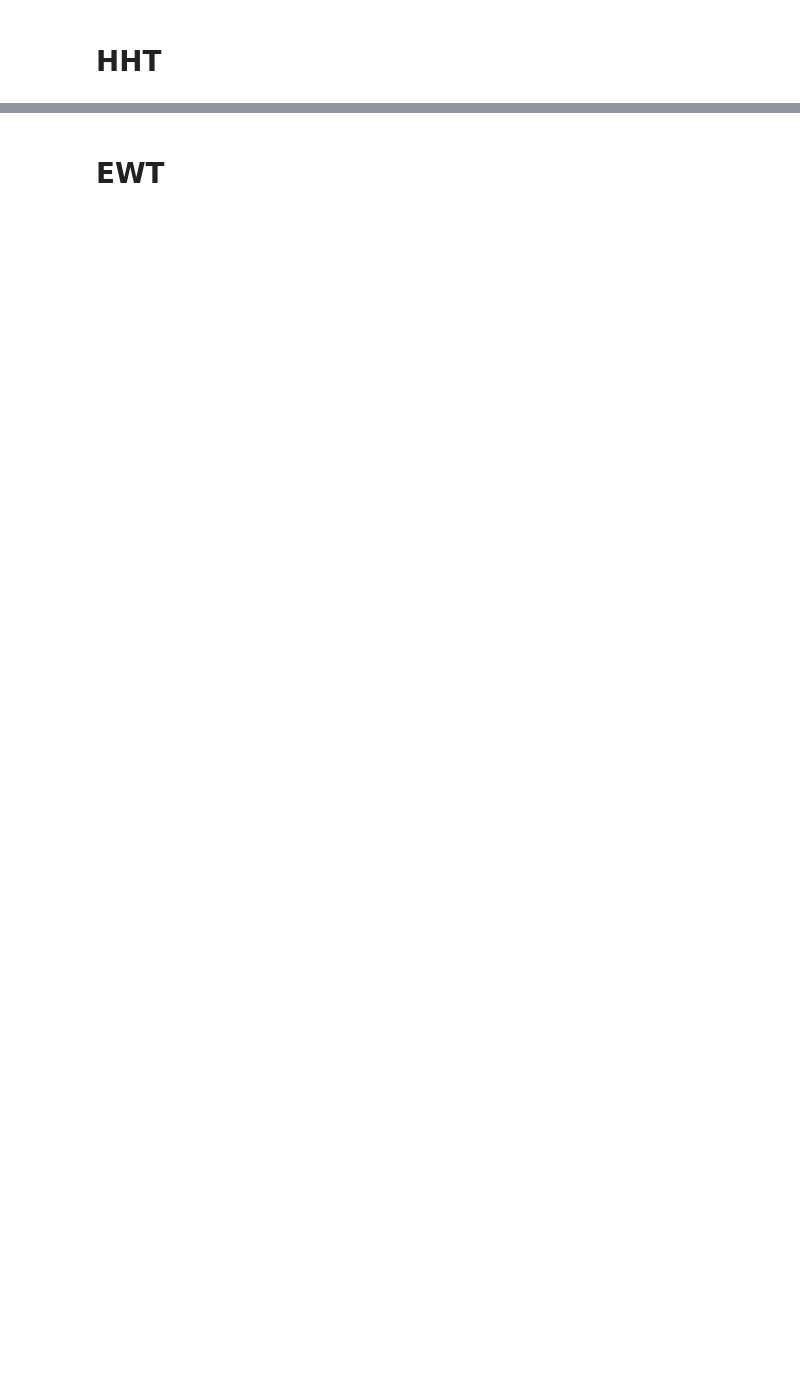
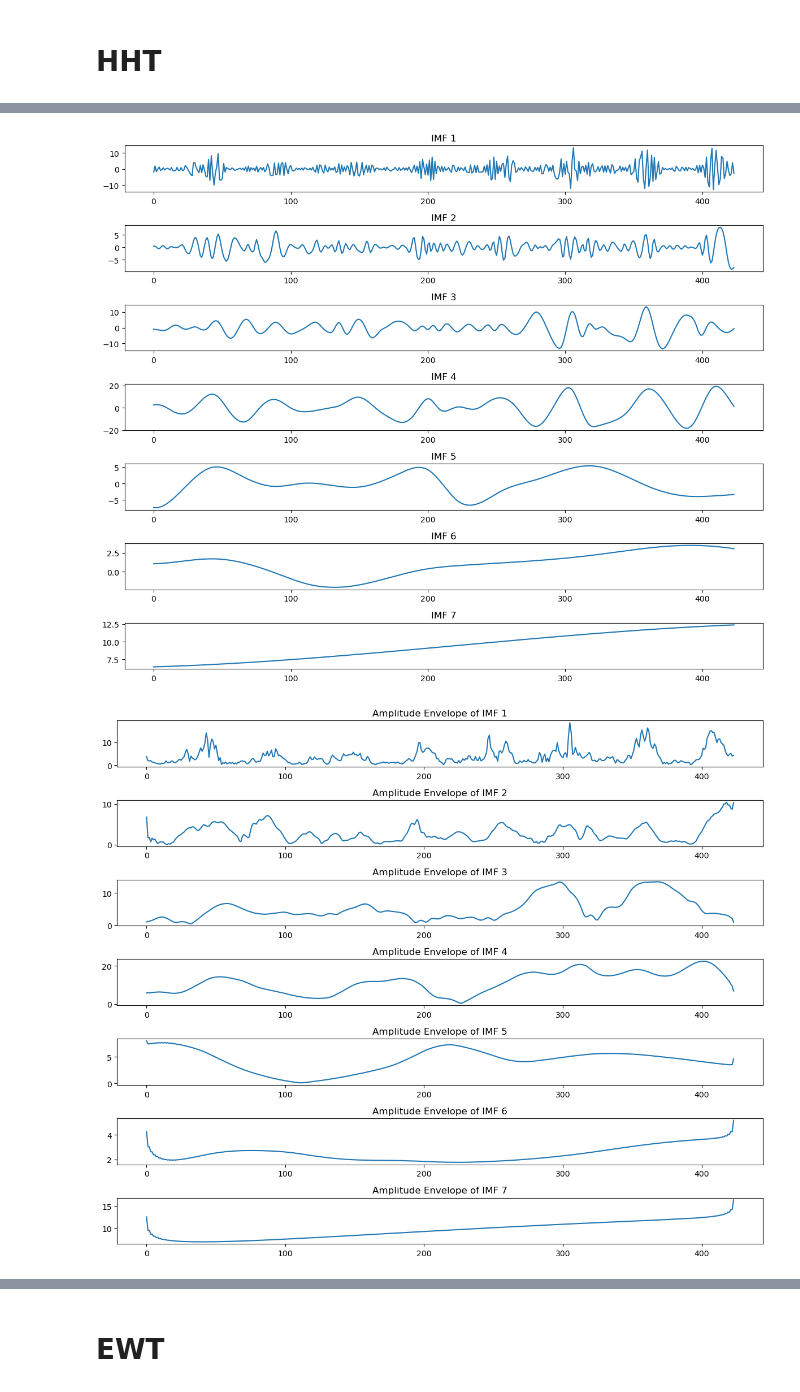
Before and after one commit to AmeyChoudhary/DPCN_Baby_Sharks, a Jupyter notebook: analysis.ipynb, the cells around one changed output, grey strips where cells are left out. Saved outputs shown, nothing was run; the diff lists cells and outputs as text; code cells hidden in the pictures; blank space fills up the shorter version.

Commit message:
Updates decompositions for EWT, MODWT, HHT

```diff
--- a/analysis.ipynb
+++ b/analysis.ipynb
@@ -177,14 +163,0 @@ plt.show()
-# %%
-from PyEMD import EMD
-
-emd = EMD()
-IMFs = emd.emd(cases_series.values)
-n_imfs = IMFs.shape[0]
-
-plt.figure(figsize=(12, 2 * n_imfs))
-for i, imf in enumerate(IMFs):
-    plt.subplot(n_imfs, 1, i + 1)
-    plt.plot(imf)
-    plt.title(f'IMF {i+1}')
-plt.tight_layout()
-plt.show()
@@ -336,0 +166,50 @@ plt.show()
+# %%
+import numpy as np
+import matplotlib.pyplot as plt
+from PyEMD import EMD
+from scipy.signal import hilbert
+
+
+# Perform Empirical Mode Decomposition (EMD)
+emd = EMD()
+cases_data = dengue_data['Cases'].values
+imfs = emd.emd(cases_data)
+
+# Perform Hilbert Transform on each IMF
+hilbert_transforms = []
+for imf in imfs:
+    analytic_signal = hilbert(imf)  # Compute the analytic signal
+    amplitude_envelope = np.abs(analytic_signal)  # Compute the amplitude envelope
+    hilbert_transforms.append(amplitude_envelope)
+
+# Plot the original IMFs
+plt.figure(figsize=(12, 10))
+for i, imf in enumerate(imfs, 1):
+    plt.subplot(len(imfs), 1, i)
+    plt.plot(imf)
+    plt.title(f'IMF {i}')
+plt.tight_layout()
+plt.show()
+
+# Plot the Hilbert Transforms (Amplitude Envelopes)
+plt.figure(figsize=(12, 10))
+for i, ht in enumerate(hilbert_transforms, 1):
+    plt.subplot(len(hilbert_transforms), 1, i)
+    plt.plot(ht)
+    plt.title(f'Amplitude Envelope of IMF {i}')
+plt.tight_layout()
+plt.show()
+
+# Reconstruct the signal from the IMFs and Hilbert Transforms
+reconstructed_signal = np.sum(imfs, axis=0)  # Sum all IMFs to reconstruct the signal
+
+# Compare the original and reconstructed signals
+plt.figure(figsize=(12, 6))
+plt.plot(cases_data, label='Original Signal')
+plt.plot(reconstructed_signal, linestyle='--', label='Reconstructed Signal')
+plt.legend()
+plt.title('Original vs. Reconstructed Signal')
+plt.show()
+# %% [output]
+[figure, added]
+[figure, added]
```
Also changed, not shown: parts of 20 cells of this notebook, 2 other files.
